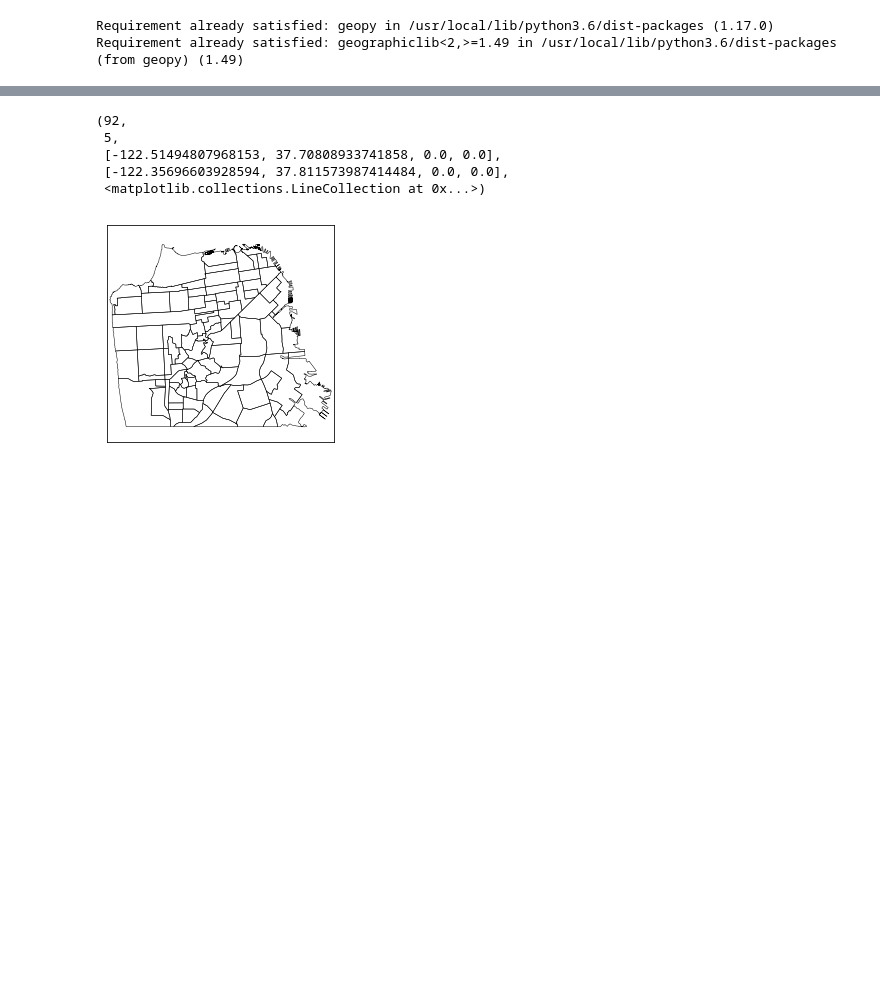
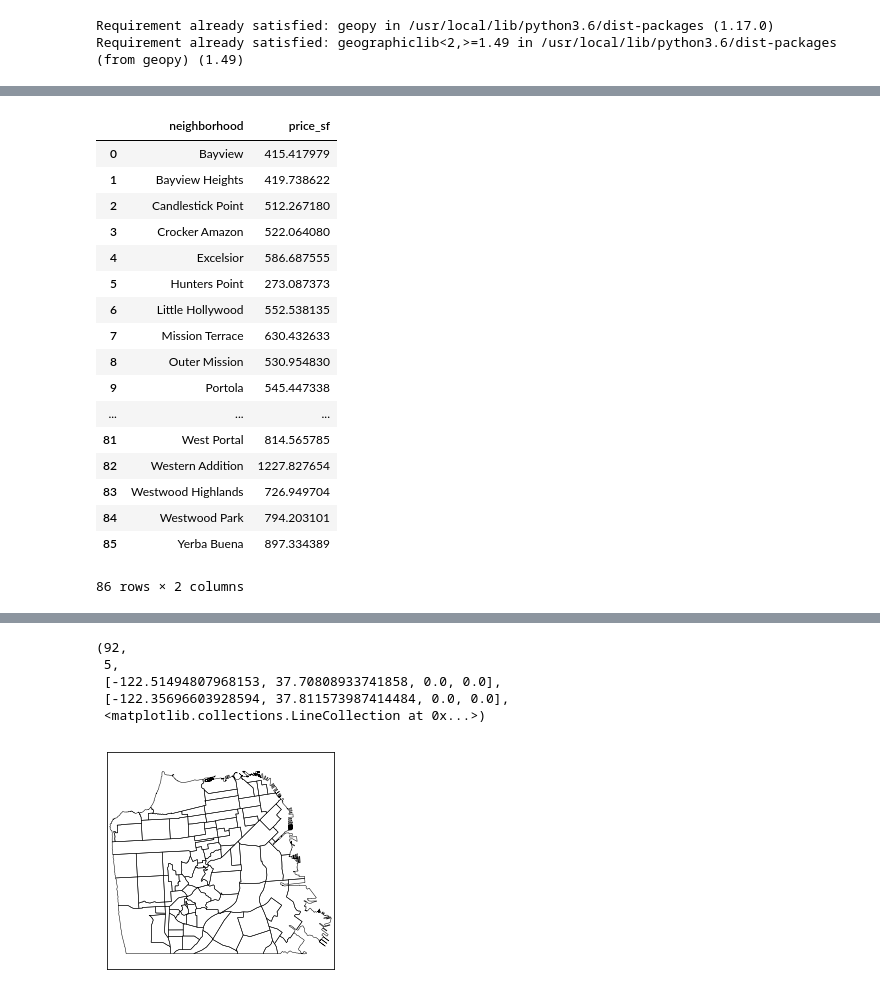
Before and after one commit to Ahdeny/SF_Real_Estate_Project, a Jupyter notebook: SF Map Code Test.ipynb, the cells around one changed output, grey strips where cells are left out. Cells and saved outputs as stored; diff of their text form; code cells hidden in the pictures; blank space fills up the shorter version.

```diff
--- a/SF Map Code Test.ipynb
+++ b/SF Map Code Test.ipynb
@@ -95,0 +119,24 @@ sf_data.head(20)
+# %%
+neighborhood_data = pd.DataFrame({'price_sf': sf_data.groupby('neighborhood').apply(
+                                   lambda x: sum(x['sale_price'])/sum(x['sf']))})
+neighborhood_ppsf = neighborhood_data.reset_index()
+neighborhood_ppsf
+# %% [output]
+|  | neighborhood | price_sf |
+| 0 | Bayview | 415.417979 |
+| 1 | Bayview Heights | 419.738622 |
+| 2 | Candlestick Point | 512.267180 |
+| 3 | Crocker Amazon | 522.064080 |
+| 4 | Excelsior | 586.687555 |
+| 5 | Hunters Point | 273.087373 |
+| 6 | Little Hollywood | 552.538135 |
+| 7 | Mission Terrace | 630.432633 |
+| 8 | Outer Mission | 530.954830 |
+| 9 | Portola | 545.447338 |
+| ... | ... | ... |
+| 81 | West Portal | 814.565785 |
+| 82 | Western Addition | 1227.827654 |
+| 83 | Westwood Highlands | 726.949704 |
+| 84 | Westwood Park | 794.203101 |
+| 85 | Yerba Buena | 897.334389 |
+86 rows × 2 columns
```
Also changed, not shown: parts of 8 cells of this notebook.
